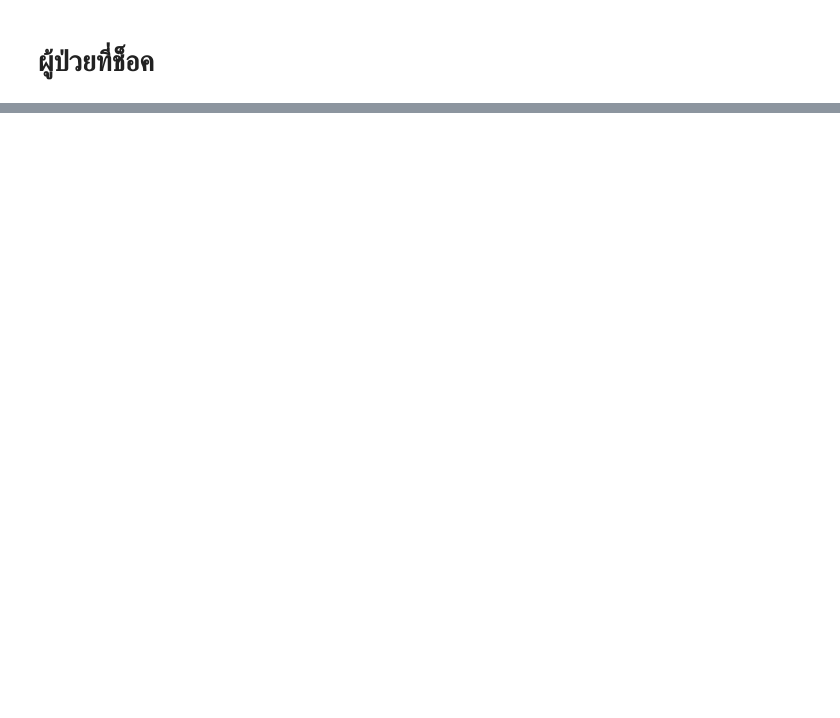
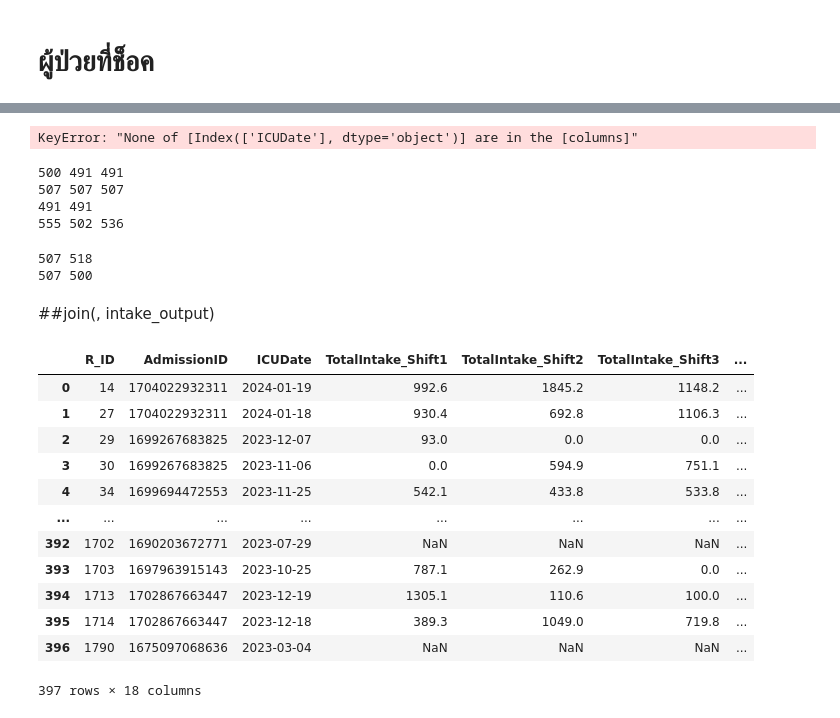
Before and after one commit to Tonry12/Data_joyx2, a Jupyter notebook: mergeSmart_ICU_tonnaw.ipynb, the cells around one changed output, grey strips where cells are left out. Drawn from its saved outputs; the diff is of its cells as text; code cells hidden in the pictures; blank space fills up the shorter version.

```diff
--- a/mergeSmart_ICU_tonnaw.ipynb
+++ b/mergeSmart_ICU_tonnaw.ipynb
@@ -1173,0 +1205,38 @@ See the caveats in the documentation: https://pandas.pydata.org/pandas-docs/stab
+# %%
+tr1[['ICUDate']]
+# %% [output]
+KeyError: "None of [Index(['ICUDate'], dtype='object')] are in the [columns]"
+# %%
+print(tr1['AdmissionID'].nunique(), tr1['HN'].nunique(), tr1['AN'].nunique())
+print(admission['AdmissionID'].nunique(), admission['HN'].nunique(), admission['AN'].nunique())
+print(redcap['HN'].nunique(), redcap['AN'].nunique())
+print(snomed['AdmissionID'].nunique(), snomed['HN'].nunique(), snomed['AN'].nunique())
+# %% [output]
+500 491 491
+507 507 507
+491 491
+555 502 536
+# %%
+print(df1['AdmissionID'].nunique(), df1['AdmissionID_snomed'].nunique())
+print(df1['VN'].nunique(), df1['VN_snomed'].nunique())
+# %% [output]
+507 518
+507 500
+# %% [markdown]
+##join(, intake_output)
+# %%
+intake_output
+# %% [output]
+|  | R_ID | AdmissionID | ICUDate | TotalIntake_Shift1 | TotalIntake_Shift2 | TotalIntake_Shift3 | ... |
+| 0 | 14 | 1704022932311 | 2024-01-19 | 992.6 | 1845.2 | 1148.2 | ... |
+| 1 | 27 | 1704022932311 | 2024-01-18 | 930.4 | 692.8 | 1106.3 | ... |
+| 2 | 29 | 1699267683825 | 2023-12-07 | 93.0 | 0.0 | 0.0 | ... |
+| 3 | 30 | 1699267683825 | 2023-11-06 | 0.0 | 594.9 | 751.1 | ... |
+| 4 | 34 | 1699694472553 | 2023-11-25 | 542.1 | 433.8 | 533.8 | ... |
+| ... | ... | ... | ... | ... | ... | ... | ... |
+| 392 | 1702 | 1690203672771 | 2023-07-29 | NaN | NaN | NaN | ... |
+| 393 | 1703 | 1697963915143 | 2023-10-25 | 787.1 | 262.9 | 0.0 | ... |
+| 394 | 1713 | 1702867663447 | 2023-12-19 | 1305.1 | 110.6 | 100.0 | ... |
+| 395 | 1714 | 1702867663447 | 2023-12-18 | 389.3 | 1049.0 | 719.8 | ... |
+| 396 | 1790 | 1675097068636 | 2023-03-04 | NaN | NaN | NaN | ... |
+397 rows × 18 columns
```
Also changed, not shown: parts of 27 cells of this notebook.
